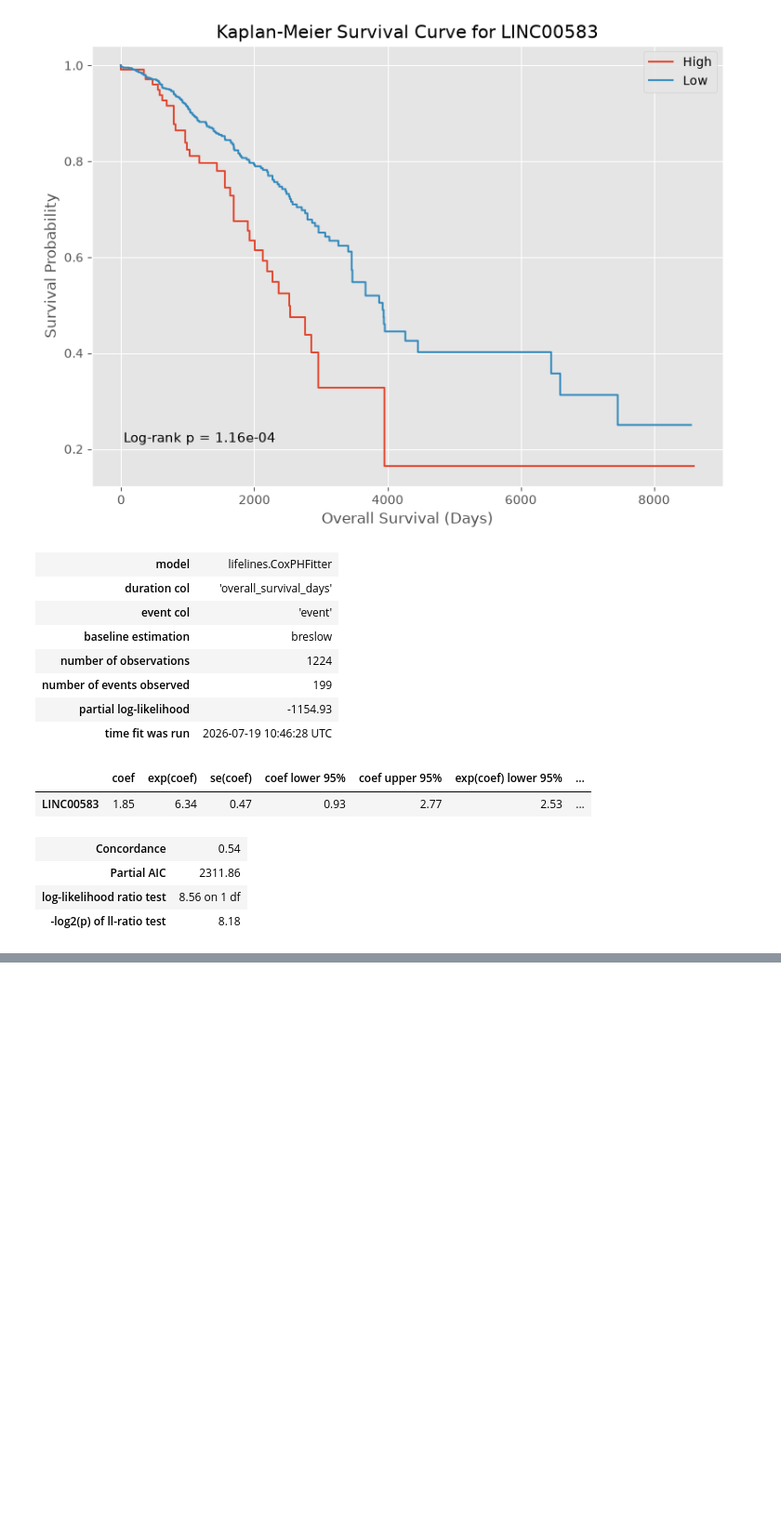
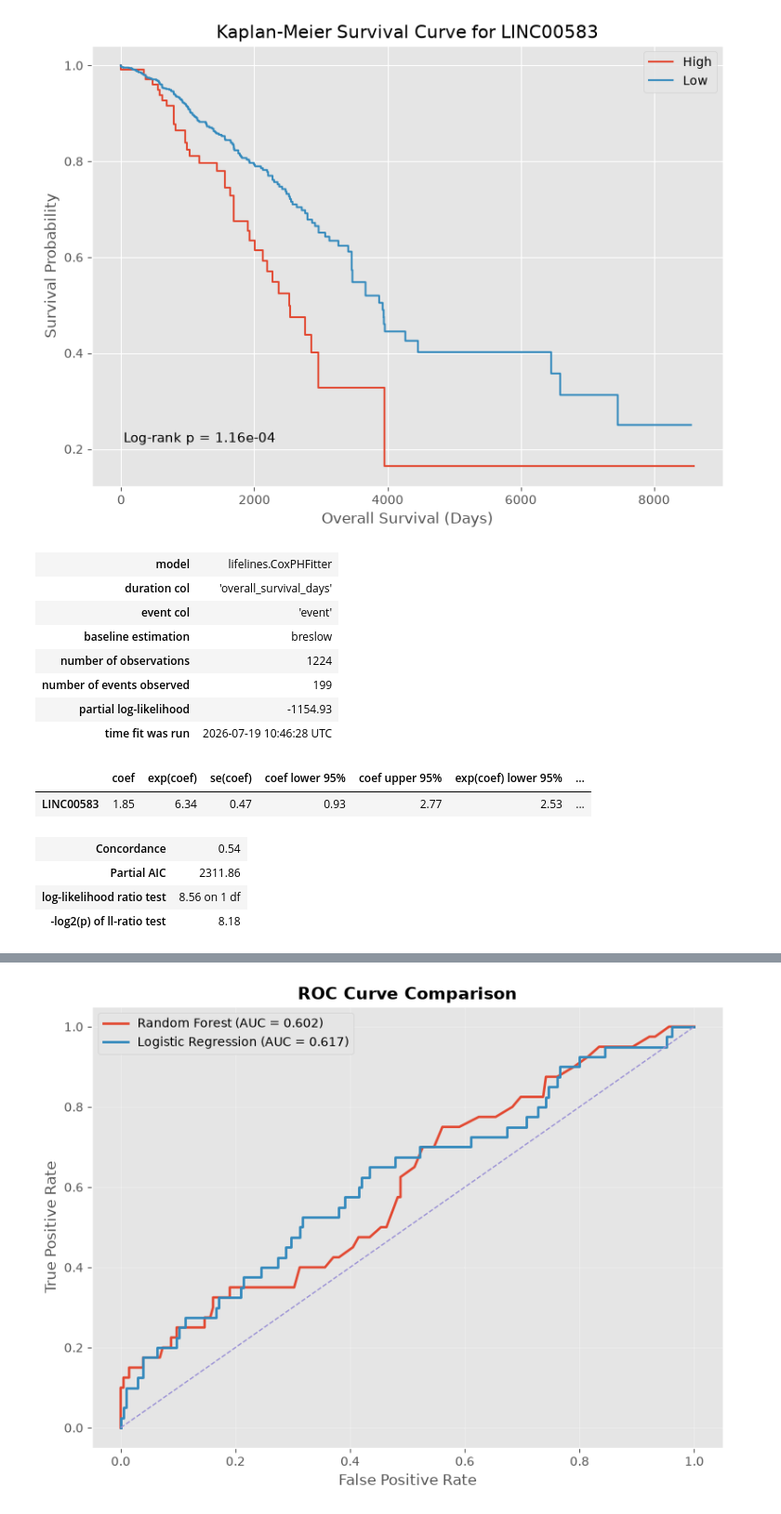
Before and after one commit to palrabheru/tcga-biomarker-discovery, a Jupyter notebook: notebooks/biomarker_analysis.ipynb, the cells around one changed output, grey strips where cells are left out. Shown at 93% size. Drawn from its saved outputs; the diff is of its cells as text; code cells hidden in the pictures; blank space fills up the shorter version.

Commit message:
Add publication-quality figures and model evaluation visualizations

```diff
--- a/notebooks/biomarker_analysis.ipynb
+++ b/notebooks/biomarker_analysis.ipynb
@@ -1774,0 +1799,60 @@ cox.print_summary()
+# %%
+from sklearn.metrics import roc_curve, auc
+import matplotlib.pyplot as plt
+
+# Random Forest probabilities
+rf_probs = rf_model.predict_proba(X_test)[:, 1]
+rf_fpr, rf_tpr, _ = roc_curve(y_test, rf_probs)
+rf_auc = auc(rf_fpr, rf_tpr)
+
+# Logistic Regression probabilities
+lr_probs = lr_model.predict_proba(X_test)[:, 1]
+lr_fpr, lr_tpr, _ = roc_curve(y_test, lr_probs)
+lr_auc = auc(lr_fpr, lr_tpr)
+
+plt.figure(figsize=(8,6))
+
+plt.plot(
+    rf_fpr,
+    rf_tpr,
+    linewidth=2,
+    label=f"Random Forest (AUC = {rf_auc:.3f})"
+)
+
+plt.plot(
+    lr_fpr,
+    lr_tpr,
+    linewidth=2,
+    label=f"Logistic Regression (AUC = {lr_auc:.3f})"
+)
+
+plt.plot(
+    [0,1],
+    [0,1],
+    linestyle="--",
+    linewidth=1
+)
+
+plt.xlabel("False Positive Rate", fontsize=12)
+plt.ylabel("True Positive Rate", fontsize=12)
+
+plt.title(
+    "ROC Curve Comparison",
+    fontsize=14,
+    fontweight="bold"
+)
+
+plt.grid(alpha=0.3)
+plt.legend()
+
+plt.tight_layout()
+
+plt.savefig(
+    "../images/roc_curve_comparison.png",
+    dpi=300,
+    bbox_inches="tight"
+)
+
+plt.show()
+# %% [output]
+[figure, added]
```
Also changed, not shown: parts of 6 cells of this notebook, 6 other files.
